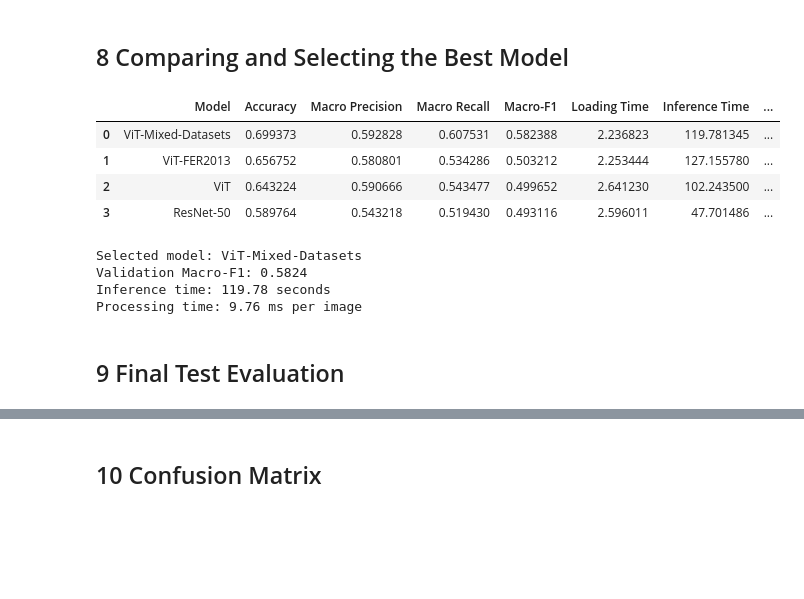
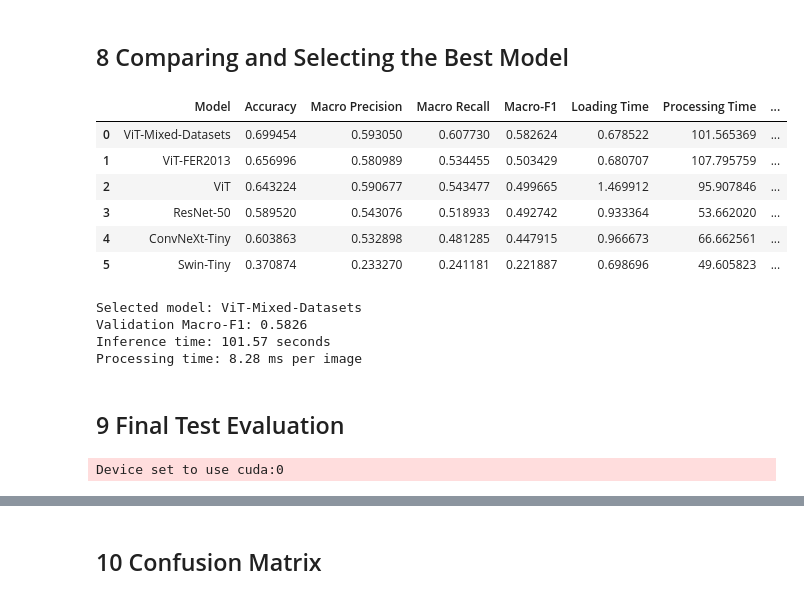
Before and after one commit to SubathraSIM/CM3020_Final_Year_Project, a Jupyter notebook: notebooks/model_experiments/vision_models.ipynb, the cells around one changed output, grey strips where cells are left out. Saved outputs shown, nothing was run; the diff lists cells and outputs as text; code cells hidden in the pictures; blank space fills up the shorter version.

Commit message:
new models added

```diff
--- a/notebooks/model_experiments/vision_models.ipynb
+++ b/notebooks/model_experiments/vision_models.ipynb
@@ -113,6 +116,27 @@ models = {
         "architecture": "Vision Transformer",
         "training_data": "FER2013",
         "batch_size": 16
+    },
+
+    "ConvNeXt-Tiny": {
+        "model_id": (
+            "Aaryan333/"
+            "convnext-tiny-finetuned-fer2013"
+        ),
+        "architecture": "ConvNeXt-Tiny",
+        "training_data": "FER2013",
+        "batch_size": 16
+    },
+
+    "Swin-Tiny": {
+        "model_id": (
+            "Ram9999Pabb/"
+            "emotion-swin-model"
+        ),
+        "architecture": "Swin Transformer",
+        "training_data": "FER2013",
+        "batch_size": 16,
+        "loader": "swin_custom"
     }
 }
 # %%
@@ -123,7 +147,7 @@ for model_name, details in models.items():
         "Model": model_name,
         "Architecture": details["architecture"],
         "Training Data": details["training_data"],
-        "RAF-DB Overlap": "No",
+        "RAF-DB Training": "Not reported",
         "Batch Size": details["batch_size"]
     })
 
@@ -446,10 +609,16 @@ actual_validation_labels = (
 for model_name, model_details in models.items():
     print(f"Evaluating {model_name}...")
 
-    evaluation = run_vision_model(
-        model_details,
-        validation_data
-    )
+    if model_details.get("loader") == "swin_custom":
+            evaluation = run_swin_model(
+                model_details,
+                validation_data
+            )
+    else:
+            evaluation = run_vision_model(
+                model_details,
+                validation_data
+            )
 
     predicted_labels = evaluation["predictions"]
 
@@ -474,7 +643,7 @@ for model_name, model_details in models.items():
         "Model": model_name,
         **metrics,
         "Loading Time": evaluation["loading_time"],
-        "Inference Time": evaluation["inference_time"],
+        "Processing Time": evaluation["inference_time"],
         "ms per Image": (
             evaluation["inference_time"]
             / len(validation_data)
@@ -514,20 +694,22 @@ display(validation_results_df)
 # %%
 validation_results_df = (
     validation_results_df
     .sort_values(
-        by=["Macro-F1", "Inference Time"],
+        by=["Macro-F1", "Processing Time"],
         ascending=[False, True]
     )
     .reset_index(drop=True)
 )
 
 display(validation_results_df)
 # %% [output]
-|  | Model | Accuracy | Macro Precision | Macro Recall | Macro-F1 | Loading Time | Inference Time | ... |
-| 0 | ViT-Mixed-Datasets | 0.699373 | 0.592828 | 0.607531 | 0.582388 | 2.236823 | 119.781345 | ... |
-| 1 | ViT-FER2013 | 0.656752 | 0.580801 | 0.534286 | 0.503212 | 2.253444 | 127.155780 | ... |
-| 2 | ViT | 0.643224 | 0.590666 | 0.543477 | 0.499652 | 2.641230 | 102.243500 | ... |
-| 3 | ResNet-50 | 0.589764 | 0.543218 | 0.519430 | 0.493116 | 2.596011 | 47.701486 | ... |
+|  | Model | Accuracy | Macro Precision | Macro Recall | Macro-F1 | Loading Time | Processing Time | ... |
+| 0 | ViT-Mixed-Datasets | 0.699454 | 0.593050 | 0.607730 | 0.582624 | 0.678522 | 101.565369 | ... |
+| 1 | ViT-FER2013 | 0.656996 | 0.580989 | 0.534455 | 0.503429 | 0.680707 | 107.795759 | ... |
+| 2 | ViT | 0.643224 | 0.590677 | 0.543477 | 0.499665 | 1.469912 | 95.907846 | ... |
+| 3 | ResNet-50 | 0.589520 | 0.543076 | 0.518933 | 0.492742 | 0.933364 | 53.662020 | ... |
+| 4 | ConvNeXt-Tiny | 0.603863 | 0.532898 | 0.481285 | 0.447915 | 0.966673 | 66.662561 | ... |
+| 5 | Swin-Tiny | 0.370874 | 0.233270 | 0.241181 | 0.221887 | 0.698696 | 49.605823 | ... |
 # %%
 selected_model_name = validation_results_df.loc[
     0,
@@ -565,7 +747,7 @@ print(
     round(
         validation_results_df.loc[
             0,
-            "Inference Time"
+            "Processing Time"
         ],
         2
     ),
@@ -585,9 +767,9 @@ print(
 )
 # %% [output]
 Selected model: ViT-Mixed-Datasets
-Validation Macro-F1: 0.5824
-Inference time: 119.78 seconds
-Processing time: 9.76 ms per image
+Validation Macro-F1: 0.5826
+Inference time: 101.57 seconds
+Processing time: 8.28 ms per image
 # %% [markdown]
 ## 9 Final Test Evaluation
 # %%
@@ -595,10 +777,16 @@ actual_test_labels = (
     testing_data["emotion"].tolist()
 )
 
-test_evaluation = run_vision_model(
-    selected_model_details,
-    testing_data
-)
+if selected_model_details.get("loader") == "swin_custom":
+    test_evaluation = run_swin_model(
+        selected_model_details,
+        testing_data
+    )
+else:
+    test_evaluation = run_vision_model(
+        selected_model_details,
+        testing_data
+    )
 
 test_predictions = (
     test_evaluation["predictions"]
@@ -611,6 +799,8 @@ if len(test_predictions) != len(
         "The selected model returned an incorrect "
         "number of test predictions."
     )
+# %% [output]
+Device set to use cuda:0
 # %%
 test_metrics = calculate_metrics(
     actual_test_labels,
```
Also changed, not shown: parts of 8 cells of this notebook, 3 other files.
